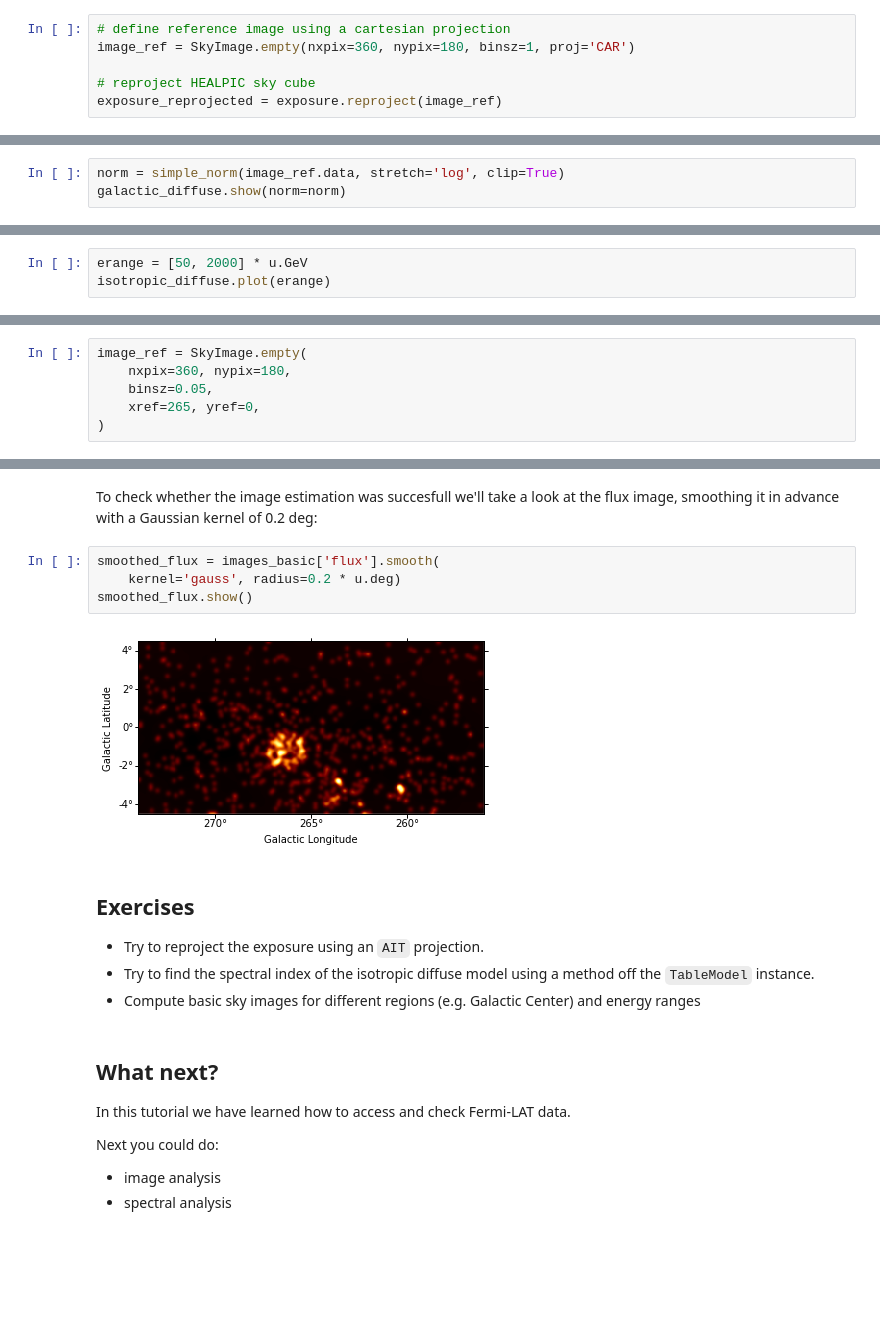
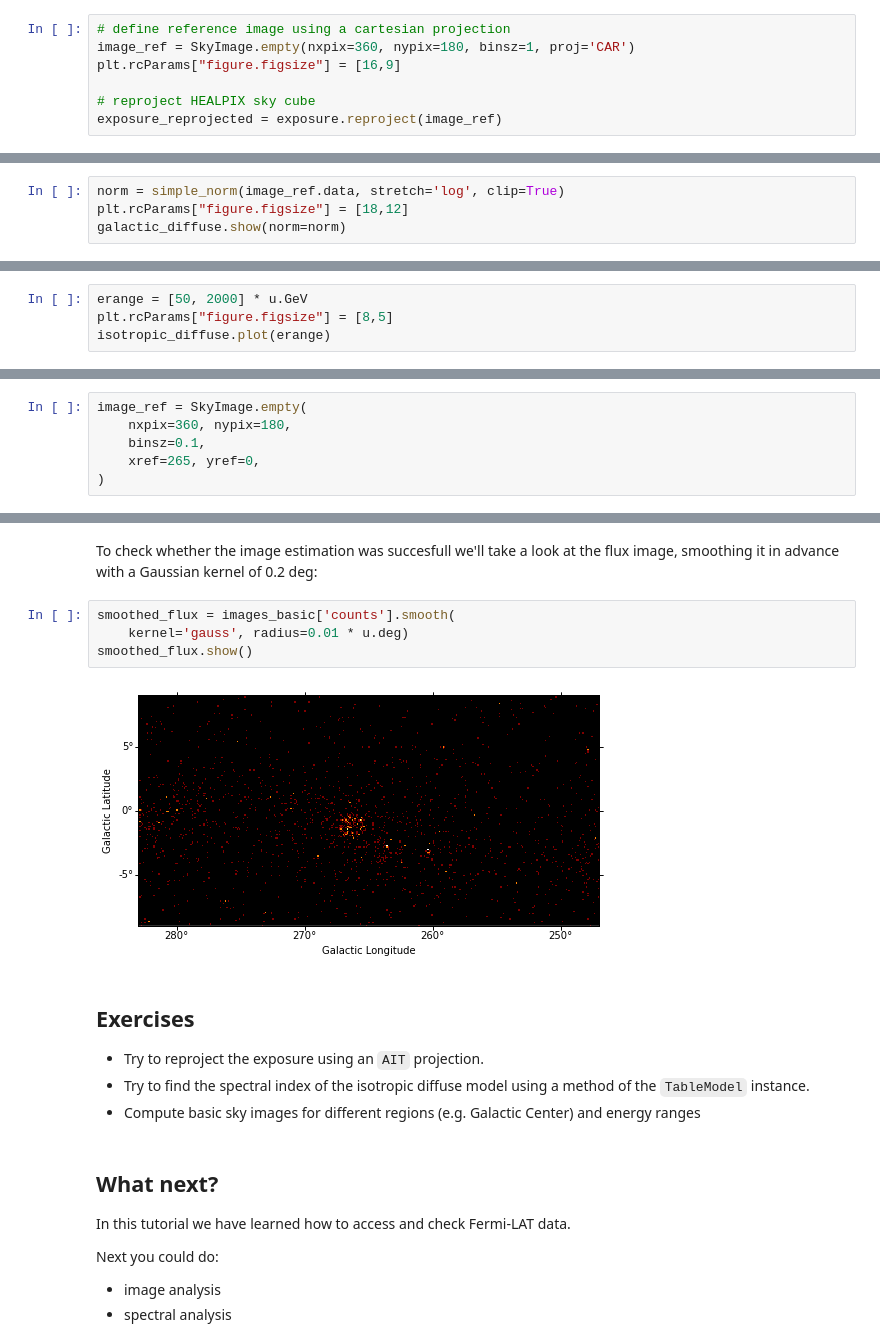
Before and after one commit to dcfidalgo/gammapy-extra, a Jupyter notebook: notebooks/data_fermi_lat.ipynb, the cells around one changed output, grey strips where cells are left out. Saved outputs shown, nothing was run; the diff lists cells and outputs as text; blank space fills up the shorter version.

```diff
--- a/notebooks/data_fermi_lat.ipynb
+++ b/notebooks/data_fermi_lat.ipynb
@@ -186,8 +209,9 @@ Healpix sky cube exposure with shape=(18, 12288) and unit=cm2 s:
 # %%
 # define reference image using a cartesian projection
 image_ref = SkyImage.empty(nxpix=360, nypix=180, binsz=1, proj='CAR')
+plt.rcParams["figure.figsize"] = [16,9]
 
-# reproject HEALPIC sky cube
+# reproject HEALPIX sky cube
 exposure_reprojected = exposure.reproject(image_ref)
 # %%
 exposure_reprojected.show()
@@ -211,5 +234,6 @@ Sky cube galactic diffuse with shape=(30, 1441, 2880) and unit=1 / (cm2 MeV s sr
  n_energy:    30  unit_energy: MeV
 # %%
 norm = simple_norm(image_ref.data, stretch='log', clip=True)
+plt.rcParams["figure.figsize"] = [18,12]
 galactic_diffuse.show(norm=norm)
 # %% [output]
@@ -234,6 +259,7 @@ Covariance: None
 We can plot the model in the energy range between 50 GeV and 2000 GeV:
 # %%
 erange = [50, 2000] * u.GeV
+plt.rcParams["figure.figsize"] = [8,5]
 isotropic_diffuse.plot(erange)
 # %% [output]
 <matplotlib.axes._subplots.AxesSubplot at 0x...>
@@ -245,7 +271,7 @@ For this purpose Gammapy provides a convenience class called [gammapy.image.Ferm
 # %%
 image_ref = SkyImage.empty(
     nxpix=360, nypix=180,
-    binsz=0.05,
+    binsz=0.1,
     xref=265, yref=0,
 )
 # %% [markdown]
@@ -278,16 +304,16 @@ images_basic.names
 # %% [markdown]
 To check whether the image estimation was succesfull we'll take a look at the flux image, smoothing it in advance with a Gaussian kernel of 0.2 deg:
 # %%
-smoothed_flux = images_basic['flux'].smooth(
-    kernel='gauss', radius=0.2 * u.deg)
+smoothed_flux = images_basic['counts'].smooth(
+    kernel='gauss', radius=0.01 * u.deg)
 smoothed_flux.show()
 # %% [output]
-[figure, old version]
+[figure, new version]
 # %% [markdown]
 ## Exercises
 
 - Try to reproject the exposure using an `AIT` projection.
-- Try to find the spectral index of the isotropic diffuse model using a method off the `TableModel` instance.
+- Try to find the spectral index of the isotropic diffuse model using a method of the `TableModel` instance.
 - Compute basic sky images for different regions (e.g. Galactic Center) and energy ranges
 # %% [markdown]
 ## What next?
```
Also changed, not shown: parts of 12 cells of this notebook, 15 other files.
